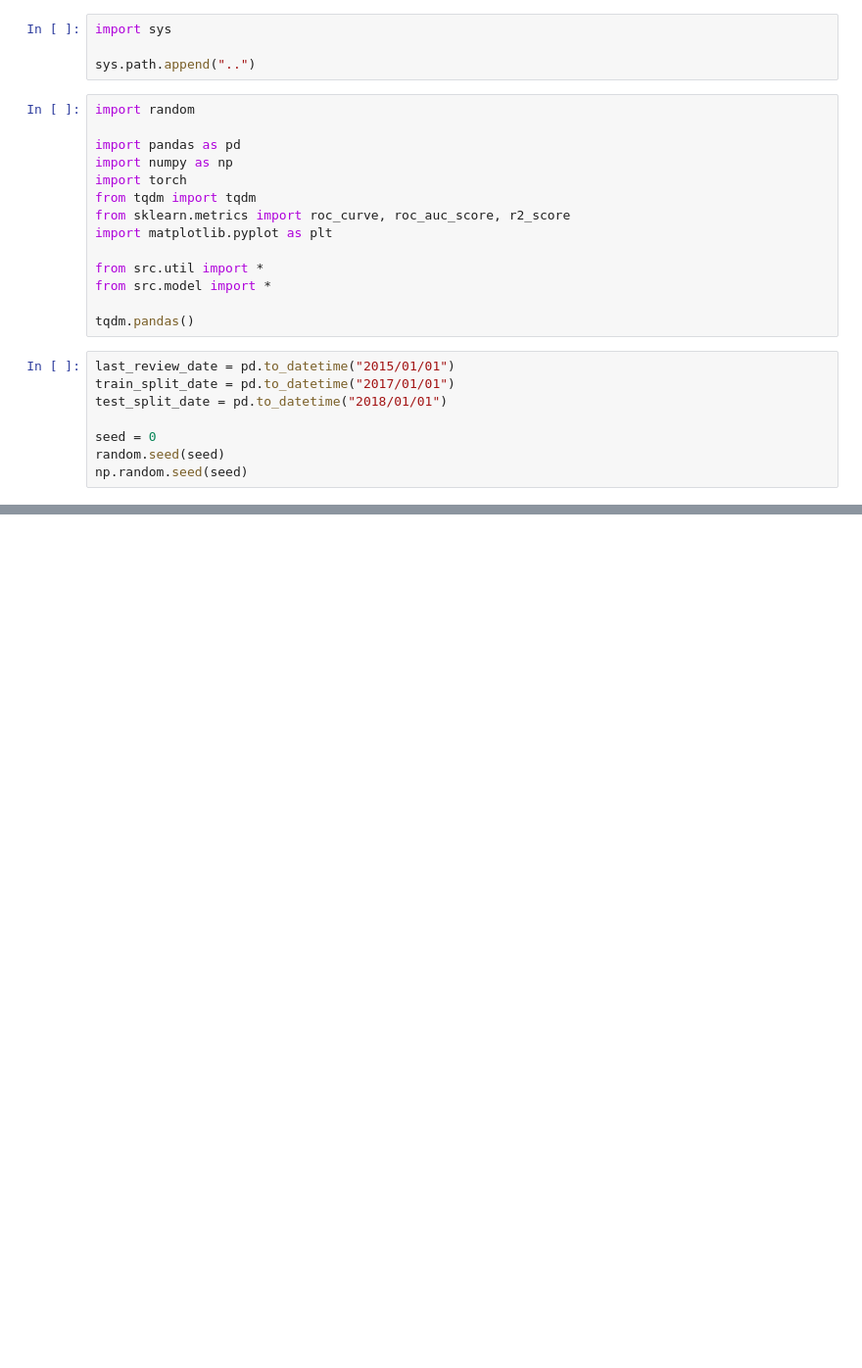
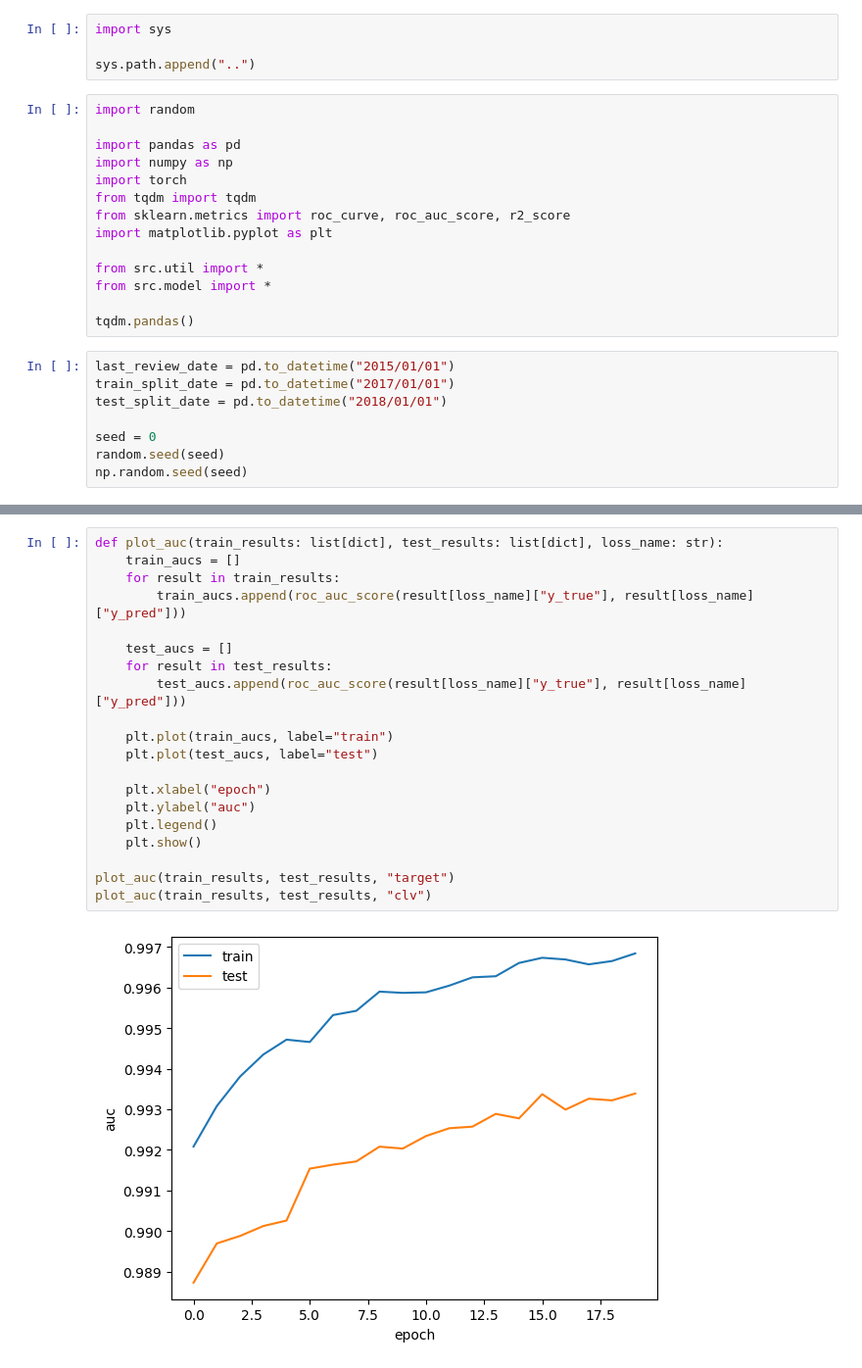
Before and after one commit to tishii2479/my-master-project, a Jupyter notebook: notebook/c.ipynb, the cells around one changed output, grey strips where cells are left out. Shown: that part at 98% size. Cells and saved outputs as stored; diff of their text form; blank space fills up the shorter version.

```diff
--- a/notebook/c.ipynb
+++ b/notebook/c.ipynb
@@ -281,0 +267,22 @@ ROC: 0.8943133095988586
+# %%
+def plot_auc(train_results: list[dict], test_results: list[dict], loss_name: str):
+    train_aucs = []
+    for result in train_results:
+        train_aucs.append(roc_auc_score(result[loss_name]["y_true"], result[loss_name]["y_pred"]))
+
+    test_aucs = []
+    for result in test_results:
+        test_aucs.append(roc_auc_score(result[loss_name]["y_true"], result[loss_name]["y_pred"]))
+
+    plt.plot(train_aucs, label="train")
+    plt.plot(test_aucs, label="test")
+
+    plt.xlabel("epoch")
+    plt.ylabel("auc")
+    plt.legend()
+    plt.show()
+
+plot_auc(train_results, test_results, "target")
+plot_auc(train_results, test_results, "clv")
+# %% [output]
+[figure, added]
```
Also changed, not shown: parts of 10 cells of this notebook, 3 other files.
